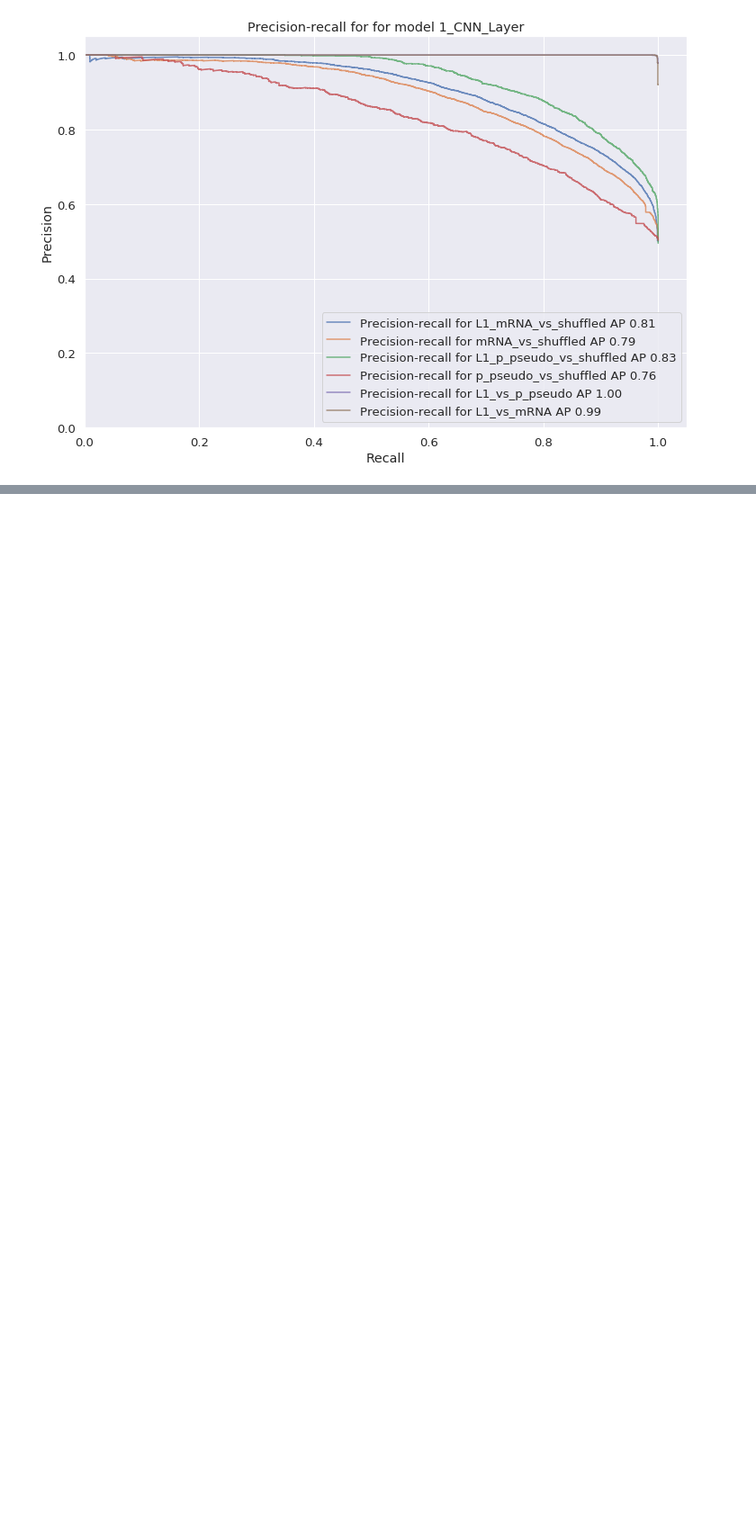
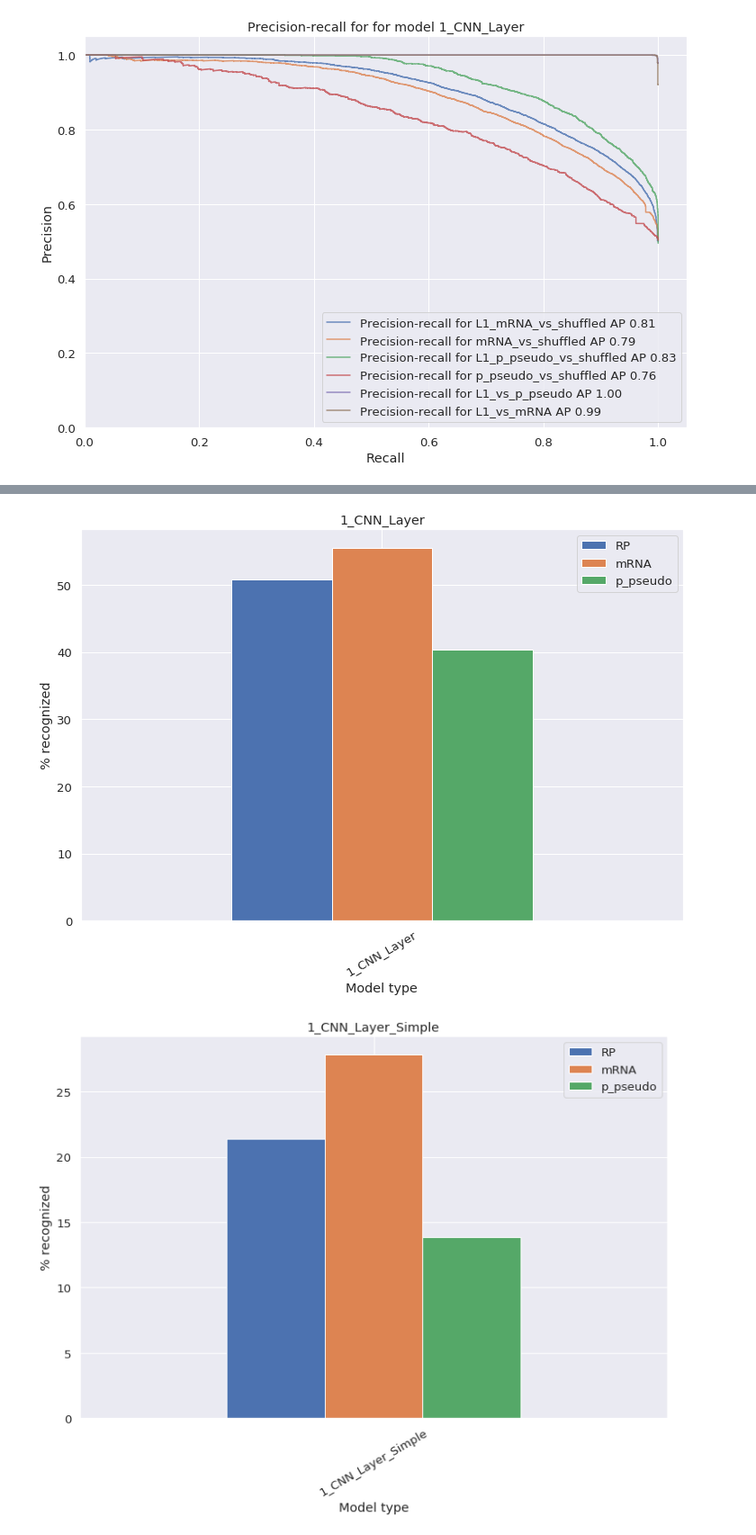
Before and after one commit to AlexShein/DeepLearning, a Jupyter notebook: ExperimentsSummary.ipynb, the cells around one changed output, grey strips where cells are left out. Shown: that part at 90% size. Saved outputs shown, nothing was run; the diff lists cells and outputs as text; code cells hidden in the pictures; blank space fills up the shorter version.

```diff
--- a/ExperimentsSummary.ipynb
+++ b/ExperimentsSummary.ipynb
@@ -125,0 +148,12 @@ for model in MODELS:
+# %%
+for group, df in extra_recognition_accuracy.groupby(['Model type']):
+    df = df.pivot(index='Model type', columns='Recognition class', values='% recognized')
+    df.plot(kind='bar')
+    plt.xticks(rotation=30)
+    plt.ylabel('% recognized')
+    plt.title(group)
+    plt.legend(loc=0)
+plt.show()
+# %% [output]
+[figure, added]
+[figure, added]
```
Also changed, not shown: parts of 4 cells of this notebook, 2 other files.
